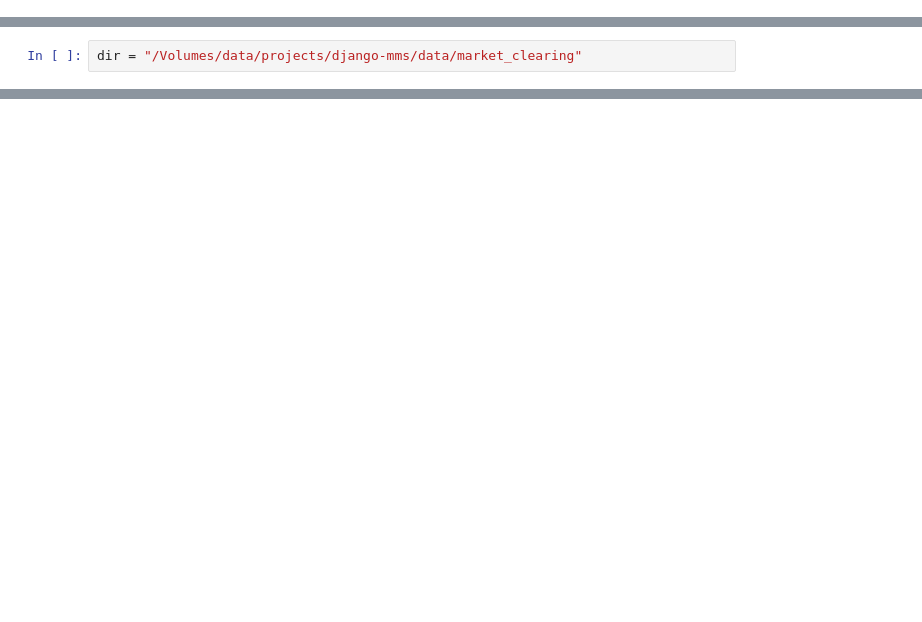
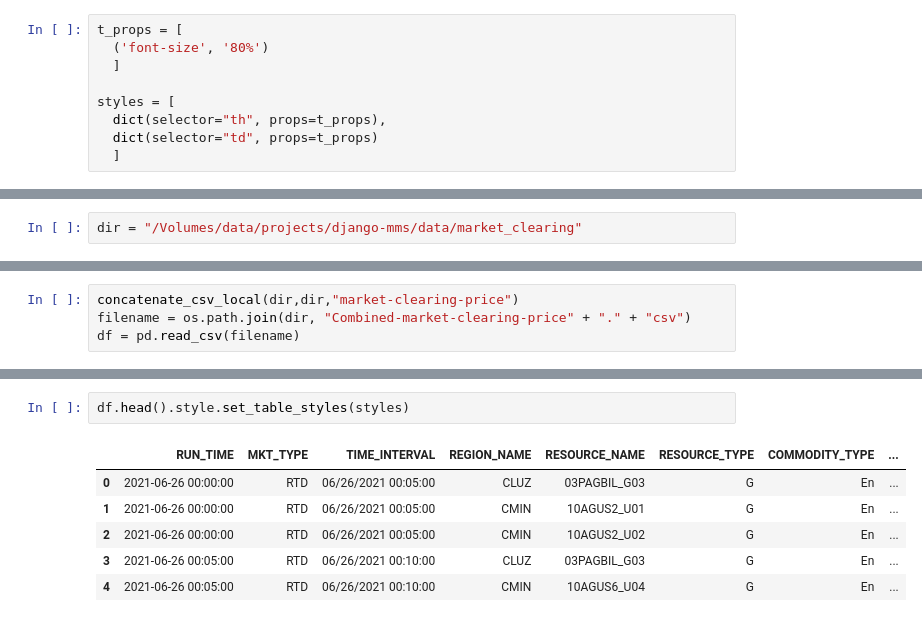
Before and after one commit to emmandecena/jpbook, a Jupyter notebook: book/docs/datasets/philenergy/dataclearingprice.ipynb, the cells around one changed output, grey strips where cells are left out. Cells and saved outputs as stored; diff of their text form; blank space fills up the shorter version.

```diff
--- a/book/docs/datasets/philenergy/dataclearingprice.ipynb
+++ b/book/docs/datasets/philenergy/dataclearingprice.ipynb
@@ -27,0 +36,9 @@ ModuleNotFoundError: No module named 'functions'
+# %%
+t_props = [
+  ('font-size', '80%')
+  ]
+
+styles = [
+  dict(selector="th", props=t_props),
+  dict(selector="td", props=t_props)
+  ]
@@ -29,0 +51,4 @@ dir = "/Volumes/data/projects/django-mms/data/market_clearing"
+# %%
+concatenate_csv_local(dir,dir,"market-clearing-price")
+filename = os.path.join(dir, "Combined-market-clearing-price" + "." + "csv")
+df = pd.read_csv(filename)
@@ -29,0 +61,9 @@ dir = "/Volumes/data/projects/django-mms/data/market_clearing"
+# %%
+df.head().style.set_table_styles(styles)
+# %% [output]
+|  | RUN_TIME | MKT_TYPE | TIME_INTERVAL | REGION_NAME | RESOURCE_NAME | RESOURCE_TYPE | COMMODITY_TYPE | ... |
+| 0 | 2021-06-26 00:00:00 | RTD | 06/26/2021 00:05:00 | CLUZ | 03PAGBIL_G03 | G | En | ... |
+| 1 | 2021-06-26 00:00:00 | RTD | 06/26/2021 00:05:00 | CMIN | 10AGUS2_U01 | G | En | ... |
+| 2 | 2021-06-26 00:00:00 | RTD | 06/26/2021 00:05:00 | CMIN | 10AGUS2_U02 | G | En | ... |
+| 3 | 2021-06-26 00:05:00 | RTD | 06/26/2021 00:10:00 | CLUZ | 03PAGBIL_G03 | G | En | ... |
+| 4 | 2021-06-26 00:05:00 | RTD | 06/26/2021 00:10:00 | CMIN | 10AGUS6_U04 | G | En | ... |
```
Also changed, not shown: parts of 26 cells of this notebook, 16 other files.
